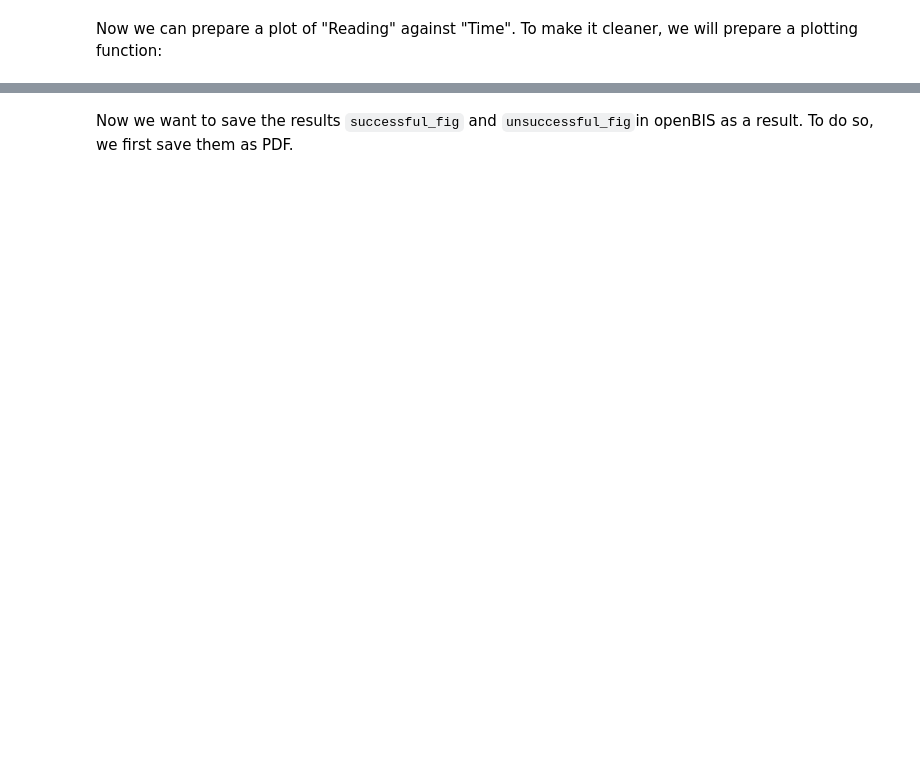
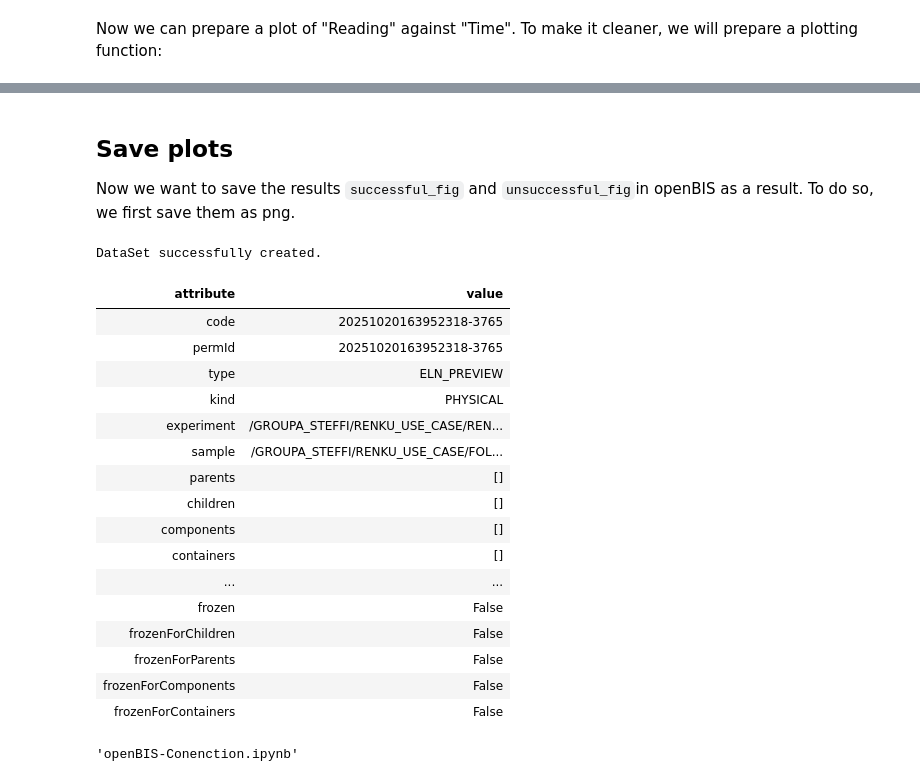
Before and after one commit to empa-scientific-it/openbis-renku, a Jupyter notebook: openBIS-Conenction.ipynb, the cells around one changed output, grey strips where cells are left out. Saved outputs shown, nothing was run; the diff lists cells and outputs as text; code cells hidden in the pictures; blank space fills up the shorter version.

```diff
--- a/openBIS-Conenction.ipynb
+++ b/openBIS-Conenction.ipynb
@@ -179,4 +263,5 @@ unsuccessful_fig = plot_group(unsuccessful_list, "unsuccessful experiments")
 # %% [markdown]
+## Save plots
 Now we want to save the results `successful_fig` and `unsuccessful_fig`in openBIS as a result.
-To do so, we first save them as PDF.
+To do so, we first save them as png.
 # %%
@@ -183,8 +269,36 @@ To do so, we first save them as PDF.
 successful_fig.savefig("sucessfull.png")
 unsuccessful_fig.savefig("unsuccessful.png")
 # %%
-
-dest_object = ob_connection.get_object("/GROUPA_STEFFI/RENKU_USE_CASE/FOLDER4")
-
-ds_new = ob_connection.new_dataset(sample=dest_object, files=["sucessfull.png", "unsuccessful.png"], type="ELN_PREVIEW")
+#Load saved png files to openBIS
+dest_object = ob_connection.get_object("/GROUPA_STEFFI/RENKU_USE_CASE/FOLDER4") #identifier to destination in openBIS
+# define the name of the file and the type of attachement.
+# ELN Preview gives a Preview in openBIS for the first plot
+# other types of datasets are defined in your openBIS instance
+ds_new = ob_connection.new_dataset(sample=dest_object, files=["sucessfull.png", "unsuccessful.png"], type="ELN_PREVIEW",
+                                  props={'$name': "Data Plot", 'notes': "plot from all measurements"}) #to give the folder a name as well
 ds_new.save()
+# %% [output]
+DataSet successfully created.
+| attribute | value |
+| code | 20251020163952318-3765 |
+| permId | 20251020163952318-3765 |
+| type | ELN_PREVIEW |
+| kind | PHYSICAL |
+| experiment | /GROUPA_STEFFI/RENKU_USE_CASE/REN... |
+| sample | /GROUPA_STEFFI/RENKU_USE_CASE/FOL... |
+| parents | [] |
+| children | [] |
+| components | [] |
+| containers | [] |
+| ... | ... |
+| frozen | False |
+| frozenForChildren | False |
+| frozenForParents | False |
+| frozenForComponents | False |
+| frozenForContainers | False |
+# %%
+#get name of this current notebook, only works if there is only one juypter in this directory
+Notebookname=glob.glob("*.ipynb")[0]
+Notebookname
+# %% [output]
+'openBIS-Conenction.ipynb'
```
Also changed, not shown: parts of 14 cells of this notebook.
